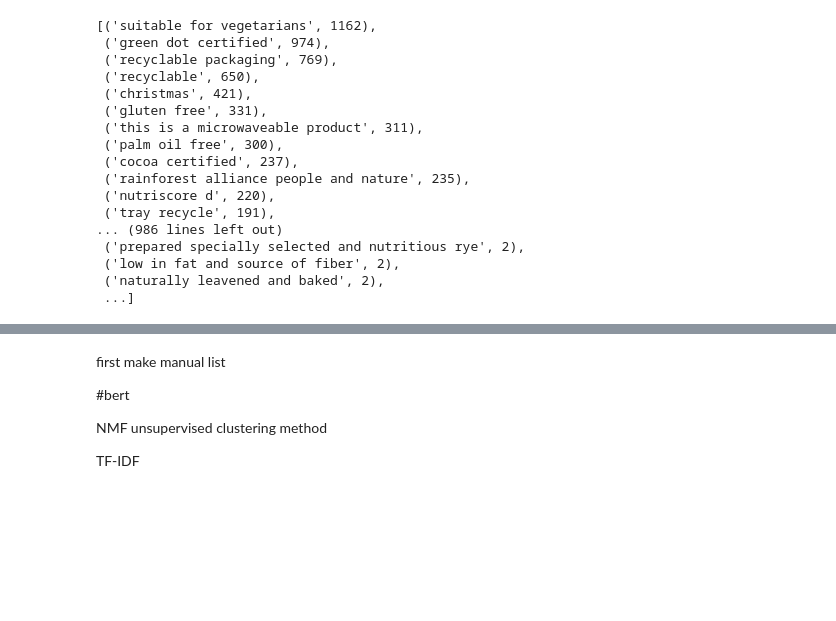
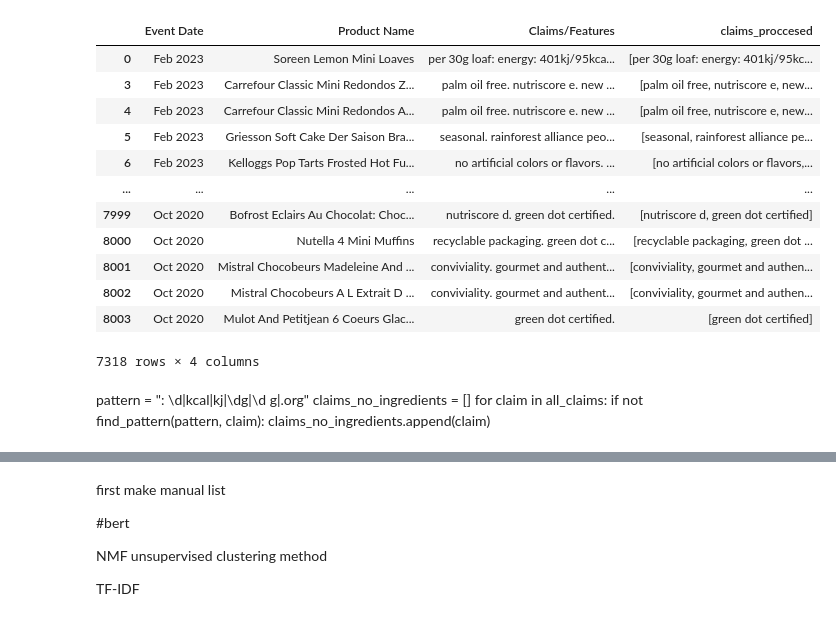
Before and after one commit to Pinatic/Fine-Bakery, a Jupyter notebook: Claim_catagorizer/claim_catagorizer.ipynb, the cells around one changed output, grey strips where cells are left out. Drawn from its saved outputs; the diff is of its cells as text; code cells hidden in the pictures; blank space fills up the shorter version.

Commit message:
functional way to get the claims
needs some manual work to get all the claims. but this has been made easy.
still needs to be made neat and in functions.

```diff
--- a/Claim_catagorizer/claim_catagorizer.ipynb
+++ b/Claim_catagorizer/claim_catagorizer.ipynb
@@ -4,4 +38,5 @@ from collections import Counter
 # %%
-filename = "C:\\Users\\piete\\AppData\\Roaming\\MobaXterm\\slash\\RemoteFiles\\465348_2_1\\2020-2022_BAK Cakes&Sweet_Goods_WE1 (8300).xls"
+filename = "C:\\Users\\piete\\AppData\\Roaming\\MobaXterm\\slash\\RemoteFiles\\2099638_2_1\\2020-2022_BAK Cakes&Sweet_Goods_WE1 (8300).xls"
 # %%
-df = pd.read_excel(filename, usecols=["Product Id", "Product Name", "Claims/Features"])
+#take Event Date, Product Name and Claims/Features from all sheets in the excel file
+df = pd.concat(pd.read_excel(filename, usecols=["Event Date", "Product Name", "Claims/Features"], sheet_name=None), ignore_index=True)
@@ -9,7 +53,9 @@ df = pd.read_excel(filename, usecols=["Product Id", "Product Name", "Claims/Feat
 df = df.dropna(subset=["Claims/Features"])
 # %%
+#Make all claims lowercase
 df["Claims/Features"] = df["Claims/Features"].str.lower()
-df["Claims/Features"] = df["Claims/Features"].str.replace(",", ".").str.replace("with ", "").str.replace("without", "no")
+#Cleaning by renaming and removing some characters
+df["Claims/Features"] = df["Claims/Features"].str.replace(",", ".").str.replace("\n", " ").str.replace("\'s", "")
 # %%
-#remove last dot in each claims/features. then turn the claims/features into a list by splitting the content by the dots
-df["Claims/Features"] = df["Claims/Features"].str.rstrip(".").str.split("\. ")
+#remove last dot in each claims/features. then turn the claims/features into a list of claims by splitting the content by the dots
+df["claims_proccesed"] = df["Claims/Features"].str.rstrip(".").str.split("\. ")
@@ -23,20 +62,16 @@ Claim_ammount = Counter(claims)
-# %%
-Claim_ammount.most_common()
-# %% [output]
-[('suitable for vegetarians', 1162),
- ('green dot certified', 974),
- ('recyclable packaging', 769),
- ('recyclable', 650),
- ('christmas', 421),
- ('gluten free', 331),
- ('this is a microwaveable product', 311),
- ('palm oil free', 300),
- ('cocoa certified', 237),
- ('rainforest alliance people and nature', 235),
- ('nutriscore d', 220),
- ('tray recycle', 191),
-... (986 lines left out)
- ('prepared specially selected and nutritious rye', 2),
- ('low in fat and source of fiber', 2),
- ('naturally leavened and baked', 2),
- ...]
+# %%
+df
+# %% [output]
+|  | Event Date | Product Name | Claims/Features | claims_proccesed |
+| 0 | Feb 2023 | Soreen Lemon Mini Loaves | per 30g loaf: energy: 401kj/95kca... | [per 30g loaf: energy: 401kj/95kc... |
+| 3 | Feb 2023 | Carrefour Classic Mini Redondos Z... | palm oil free. nutriscore e. new ... | [palm oil free, nutriscore e, new... |
+| 4 | Feb 2023 | Carrefour Classic Mini Redondos A... | palm oil free. nutriscore e. new ... | [palm oil free, nutriscore e, new... |
+| 5 | Feb 2023 | Griesson Soft Cake Der Saison Bra... | seasonal. rainforest alliance peo... | [seasonal, rainforest alliance pe... |
+| 6 | Feb 2023 | Kelloggs Pop Tarts Frosted Hot Fu... | no artificial colors or flavors. ... | [no artificial colors or flavors,... |
+| ... | ... | ... | ... | ... |
+| 7999 | Oct 2020 | Bofrost Eclairs Au Chocolat: Choc... | nutriscore d. green dot certified. | [nutriscore d, green dot certified] |
+| 8000 | Oct 2020 | Nutella 4 Mini Muffins | recyclable packaging. green dot c... | [recyclable packaging, green dot ... |
+| 8001 | Oct 2020 | Mistral Chocobeurs Madeleine And ... | conviviality. gourmet and authent... | [conviviality, gourmet and authen... |
+| 8002 | Oct 2020 | Mistral Chocobeurs A L Extrait D ... | conviviality. gourmet and authent... | [conviviality, gourmet and authen... |
+| 8003 | Oct 2020 | Mulot And Petitjean 6 Coeurs Glac... | green dot certified. | [green dot certified] |
+7318 rows × 4 columns
@@ -42,0 +94,6 @@ Claim_ammount.most_common()
+# %% [markdown]
+pattern = ": \d|kcal|kj|\dg|\d g|.org"
+claims_no_ingredients = []
+for claim in all_claims:
+    if not find_pattern(pattern, claim):
+        claims_no_ingredients.append(claim)
```
Also changed, not shown: parts of 30 cells of this notebook.
